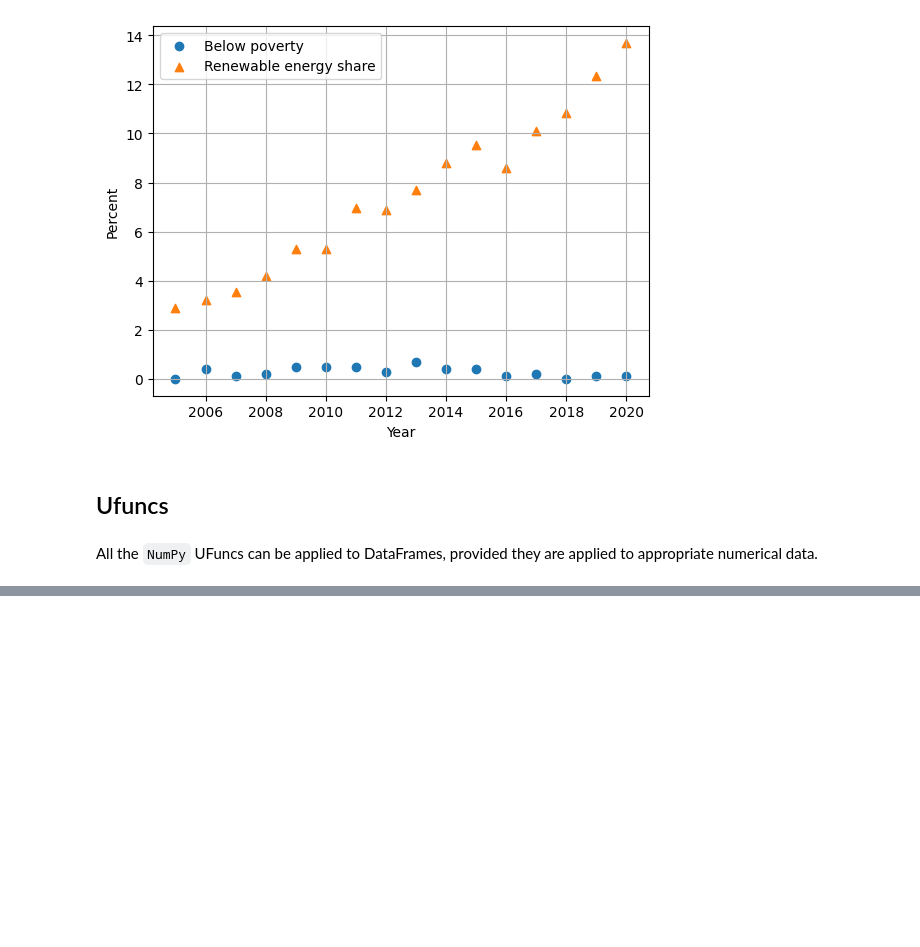
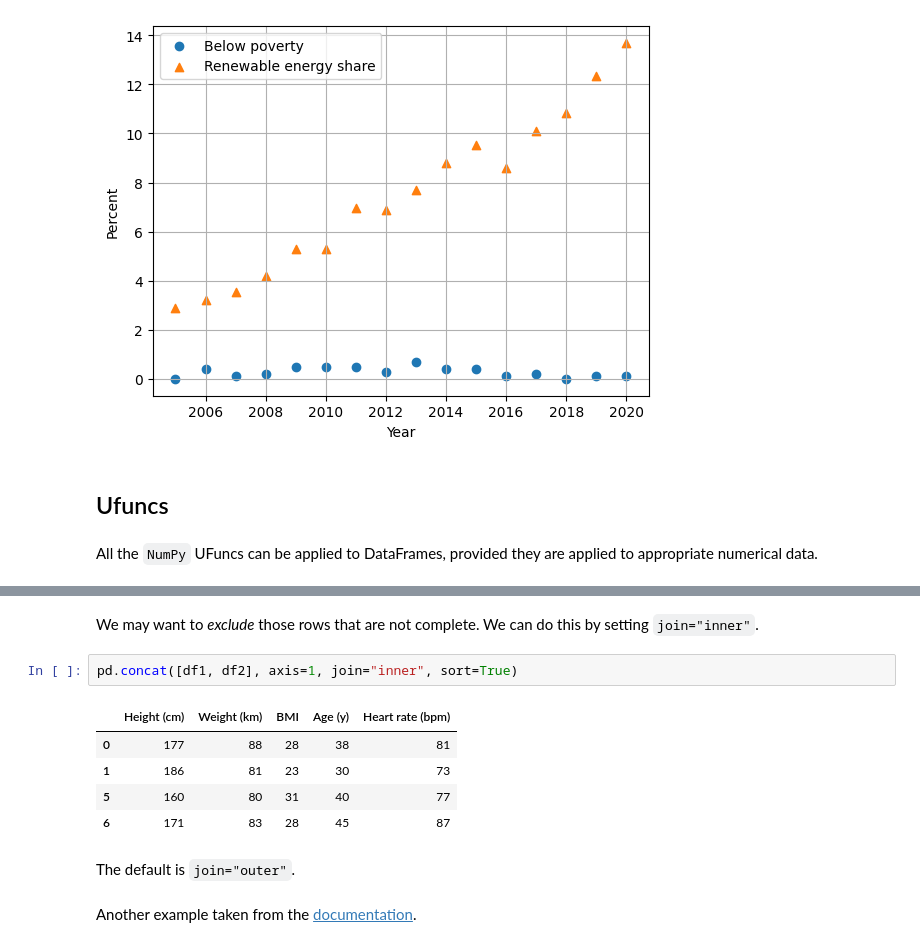
Before and after one commit to joshmaglione/CS102-Jupyter, a Jupyter notebook: Week07.ipynb, the cells around one changed output, grey strips where cells are left out. Drawn from its saved outputs; the diff is of its cells as text; blank space fills up the shorter version.

```diff
--- a/Week07.ipynb
+++ b/Week07.ipynb
@@ -364,0 +435,14 @@ All the `NumPy` UFuncs can be applied to DataFrames, provided they are applied t
+# %% [markdown]
+We may want to *exclude* those rows that are not complete. We can do this by setting `join="inner"`.
+# %%
+pd.concat([df1, df2], axis=1, join="inner", sort=True)
+# %% [output]
+|  | Height (cm) | Weight (km) | BMI | Age (y) | Heart rate (bpm) |
+| 0 | 177 | 88 | 28 | 38 | 81 |
+| 1 | 186 | 81 | 23 | 30 | 73 |
+| 5 | 160 | 80 | 31 | 40 | 77 |
+| 6 | 171 | 83 | 28 | 45 | 87 |
+# %% [markdown]
+The default is `join="outer"`.
+# %% [markdown]
+Another example taken from the [documentation](https://pandas.pydata.org/pandas-docs/stable/user_guide/merging.html#joining-logic-of-the-resulting-axis).
```
Also changed, not shown: parts of 22 cells of this notebook, 1 other file.
